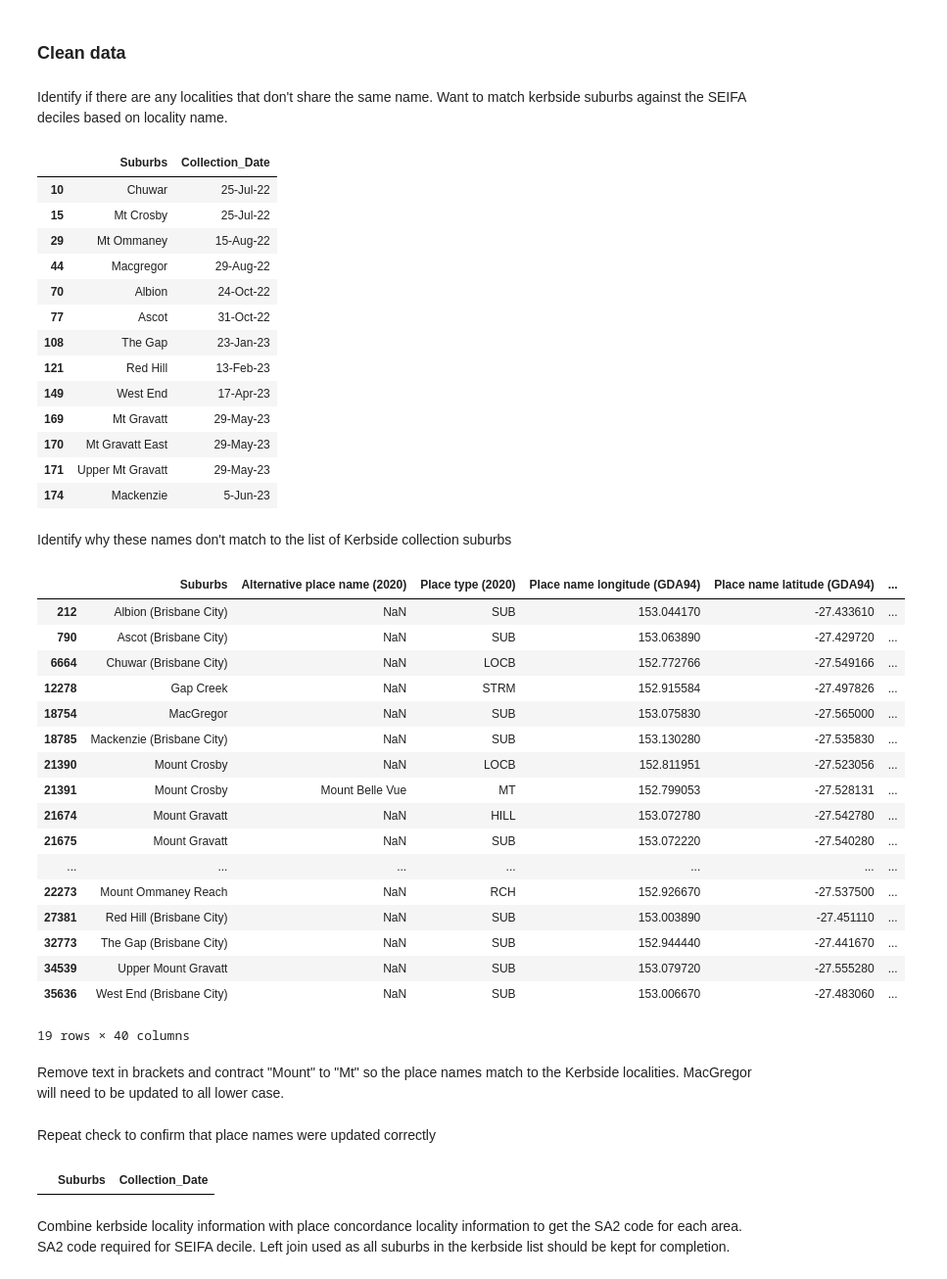
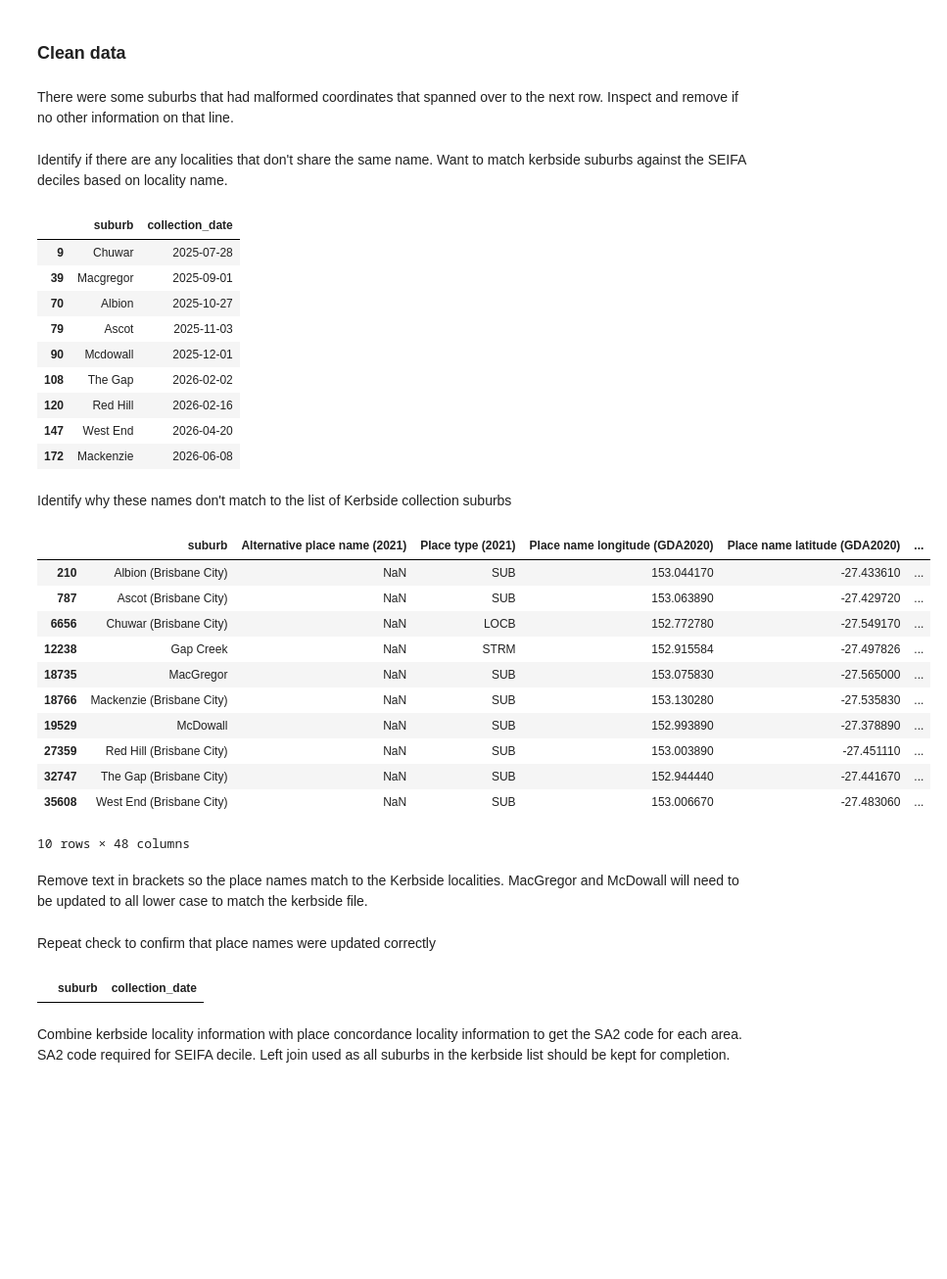
Before and after one commit to aa-schmidt/kerbside, a Jupyter notebook: notebook/Kerbside and SEIFA.ipynb, the cells around one changed output. Shown at 98% size. Saved outputs shown, nothing was run; the diff lists cells and outputs as text; code cells hidden in the pictures; blank space fills up the shorter version.

Commit message:
updates to the data cleaning code

```diff
--- a/notebook/Kerbside and SEIFA.ipynb
+++ b/notebook/Kerbside and SEIFA.ipynb
@@ -12,7 +12,7 @@ Read in data from [Brisbane City Council](https://www.brisbane.qld.gov.au/clean-
 # %%
-kerbside = pd.read_csv("../data/kerbside collection 2022-23.csv", usecols=["Suburbs", "Collection_Date"])
-place_concord = pd.read_excel("../data/Place Names Concordance 2020.xlsx", sheet_name = "2020")
-seifa_16 = pd.read_excel("../data/2033055001 - sa2 indexes.xls", sheet_name = "Table 3", skiprows = 4)
+kerbside = pd.read_csv("../data/kerbside-large-item-collection-schedule 2025-26.csv", usecols=["Suburb", "Date of Collection"])
+place_concord = pd.read_excel("../data/place-names-concordance-2022-edn.xlsx", sheet_name = "Place Names Concordance 2022")
+seifa_21 = pd.read_excel("../data/Statistical Area Level 2, Indexes, SEIFA 2021.xlsx", sheet_name = "Table 3", skiprows = 4)
 # %% [markdown]
 Check data read in as expected
 # %%
@@ -37,6 +37,6 @@ place_concord.head()
 # %% [markdown]
 Update names that will be on output
 # %%
-place_concord.rename(columns={"Place name (2020)": "Suburbs"
-                             , "SA2 code (2016)": "sa2_16_code"}
+place_concord.rename(columns={"Place name (2021)": "suburb"
+                             , "SA2 code (2021)": "sa2_21_code"}
                     , inplace=True)
@@ -85,6 +89,8 @@ True
 # %% [markdown]
 Reduce place name concordance to just Brisbane localities. The SA2 code on the file is tied to the place name column. Place name will be used to add on the SA2 code for the scraped Kerbside list.
 # %%
-place_concord = place_concord[place_concord["LGA code (2020)"] == 31000]
+place_concord = place_concord[place_concord["LGA code (2021)"] == 31000]
 # %% [markdown]
 ### Clean data
+# %% [markdown]
+There were some suburbs that had malformed coordinates that spanned over to the next row. Inspect and remove if no other information on that line.
@@ -91,48 +99,38 @@ place_concord = place_concord[place_concord["LGA code (2020)"] == 31000]
 # %% [markdown]
 Identify if there are any localities that don't share the same name. Want to match kerbside suburbs against the SEIFA deciles based on locality name.
 # %%
-locality_check = kerbside["Suburbs"].isin(place_concord["Suburbs"])
+locality_check = kerbside["suburb"].isin(place_concord["suburb"])
 kerbside[~locality_check]
 # %% [output]
-|  | Suburbs | Collection_Date |
-| 10 | Chuwar | 25-Jul-22 |
-| 15 | Mt Crosby | 25-Jul-22 |
-| 29 | Mt Ommaney | 15-Aug-22 |
-| 44 | Macgregor | 29-Aug-22 |
-| 70 | Albion | 24-Oct-22 |
-| 77 | Ascot | 31-Oct-22 |
-| 108 | The Gap | 23-Jan-23 |
-| 121 | Red Hill | 13-Feb-23 |
-| 149 | West End | 17-Apr-23 |
-| 169 | Mt Gravatt | 29-May-23 |
-| 170 | Mt Gravatt East | 29-May-23 |
-| 171 | Upper Mt Gravatt | 29-May-23 |
-| 174 | Mackenzie | 5-Jun-23 |
+|  | suburb | collection_date |
+| 9 | Chuwar | 2025-07-28 |
+| 39 | Macgregor | 2025-09-01 |
+| 70 | Albion | 2025-10-27 |
+| 79 | Ascot | 2025-11-03 |
+| 90 | Mcdowall | 2025-12-01 |
+| 108 | The Gap | 2026-02-02 |
+| 120 | Red Hill | 2026-02-16 |
+| 147 | West End | 2026-04-20 |
+| 172 | Mackenzie | 2026-06-08 |
 # %% [markdown]
 Identify why these names don't match to the list of Kerbside collection suburbs
 # %%
-missing_localities = place_concord["Suburbs"].str.contains("chuwar|crosby|ommaney|macgregor|albion|ascot|gap|red hill|west end|gravatt|mackenzie", flags=re.IGNORECASE)
+missing_localities = place_concord["suburb"].str.contains("chuwar|macgregor|albion|ascot|mcdowall|gap|red hill|west end|mackenzie", flags=re.IGNORECASE)
 place_concord[missing_localities]
 # %% [output]
-|  | Suburbs | Alternative place name (2020) | Place type (2020) | Place name longitude (GDA94) | Place name latitude (GDA94) | ... |
-| 212 | Albion (Brisbane City) | NaN | SUB | 153.044170 | -27.433610 | ... |
-| 790 | Ascot (Brisbane City) | NaN | SUB | 153.063890 | -27.429720 | ... |
-| 6664 | Chuwar (Brisbane City) | NaN | LOCB | 152.772766 | -27.549166 | ... |
-| 12278 | Gap Creek | NaN | STRM | 152.915584 | -27.497826 | ... |
-| 18754 | MacGregor | NaN | SUB | 153.075830 | -27.565000 | ... |
-| 18785 | Mackenzie (Brisbane City) | NaN | SUB | 153.130280 | -27.535830 | ... |
-| 21390 | Mount Crosby | NaN | LOCB | 152.811951 | -27.523056 | ... |
-| 21391 | Mount Crosby | Mount Belle Vue | MT | 152.799053 | -27.528131 | ... |
-| 21674 | Mount Gravatt | NaN | HILL | 153.072780 | -27.542780 | ... |
-| 21675 | Mount Gravatt | NaN | SUB | 153.072220 | -27.540280 | ... |
-| ... | ... | ... | ... | ... | ... | ... |
-| 22273 | Mount Ommaney Reach | NaN | RCH | 152.926670 | -27.537500 | ... |
-| 27381 | Red Hill (Brisbane City) | NaN | SUB | 153.003890 | -27.451110 | ... |
-| 32773 | The Gap (Brisbane City) | NaN | SUB | 152.944440 | -27.441670 | ... |
-| 34539 | Upper Mount Gravatt | NaN | SUB | 153.079720 | -27.555280 | ... |
-| 35636 | West End (Brisbane City) | NaN | SUB | 153.006670 | -27.483060 | ... |
+|  | suburb | Alternative place name (2021) | Place type (2021) | Place name longitude (GDA2020) | Place name latitude (GDA2020) | ... |
+| 210 | Albion (Brisbane City) | NaN | SUB | 153.044170 | -27.433610 | ... |
+| 787 | Ascot (Brisbane City) | NaN | SUB | 153.063890 | -27.429720 | ... |
+| 6656 | Chuwar (Brisbane City) | NaN | LOCB | 152.772780 | -27.549170 | ... |
+| 12238 | Gap Creek | NaN | STRM | 152.915584 | -27.497826 | ... |
+| 18735 | MacGregor | NaN | SUB | 153.075830 | -27.565000 | ... |
+| 18766 | Mackenzie (Brisbane City) | NaN | SUB | 153.130280 | -27.535830 | ... |
+| 19529 | McDowall | NaN | SUB | 152.993890 | -27.378890 | ... |
+| 27359 | Red Hill (Brisbane City) | NaN | SUB | 153.003890 | -27.451110 | ... |
+| 32747 | The Gap (Brisbane City) | NaN | SUB | 152.944440 | -27.441670 | ... |
+| 35608 | West End (Brisbane City) | NaN | SUB | 153.006670 | -27.483060 | ... |
-19 rows × 40 columns
+10 rows × 48 columns
 # %% [markdown]
-Remove text in brackets and contract "Mount" to "Mt" so the place names match to the Kerbside localities.
-MacGregor will need to be updated to all lower case.
+Remove text in brackets so the place names match to the Kerbside localities.
+MacGregor and McDowall will need to be updated to all lower case to match the kerbside file.
 # %%
@@ -143,10 +142,10 @@ place_concord["Suburbs"] = place_concord["Suburbs"].str.strip()
 # %% [markdown]
 Repeat check to confirm that place names were updated correctly
 # %%
-locality_check = kerbside["Suburbs"].isin(place_concord["Suburbs"])
+locality_check = kerbside["suburb"].isin(place_concord["suburb"])
 kerbside[~locality_check]
 # %% [output]
-|  | Suburbs | Collection_Date |
+|  | suburb | collection_date |
 # %% [markdown]
 Combine kerbside locality information with place concordance locality information to get the SA2 code for each area. SA2 code required for SEIFA decile. Left join used as all suburbs in the kerbside list should be kept for completion.
 # %%
```
Also changed, not shown: parts of 24 cells of this notebook.
